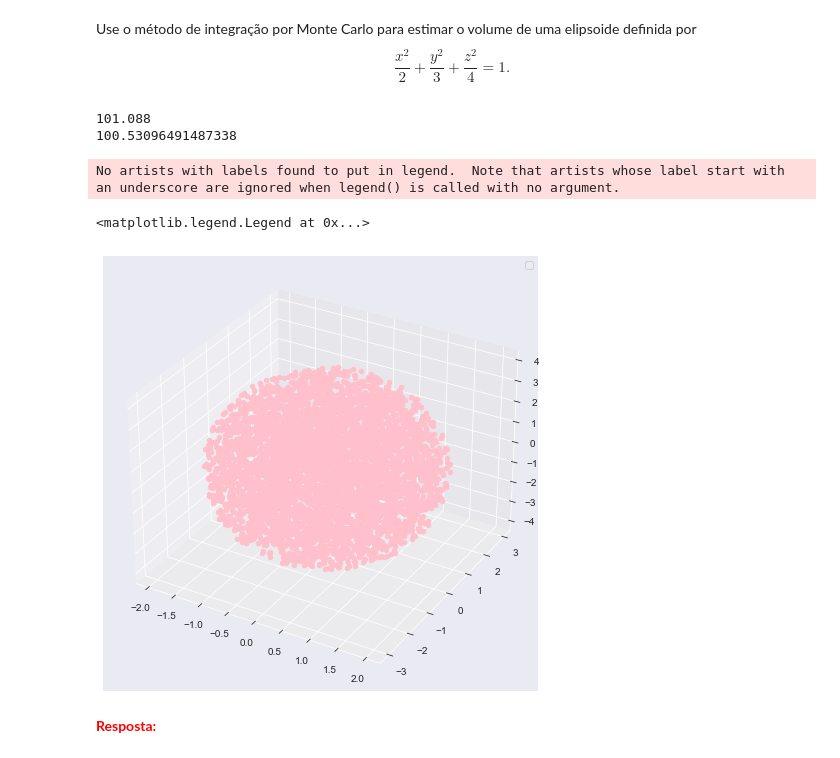
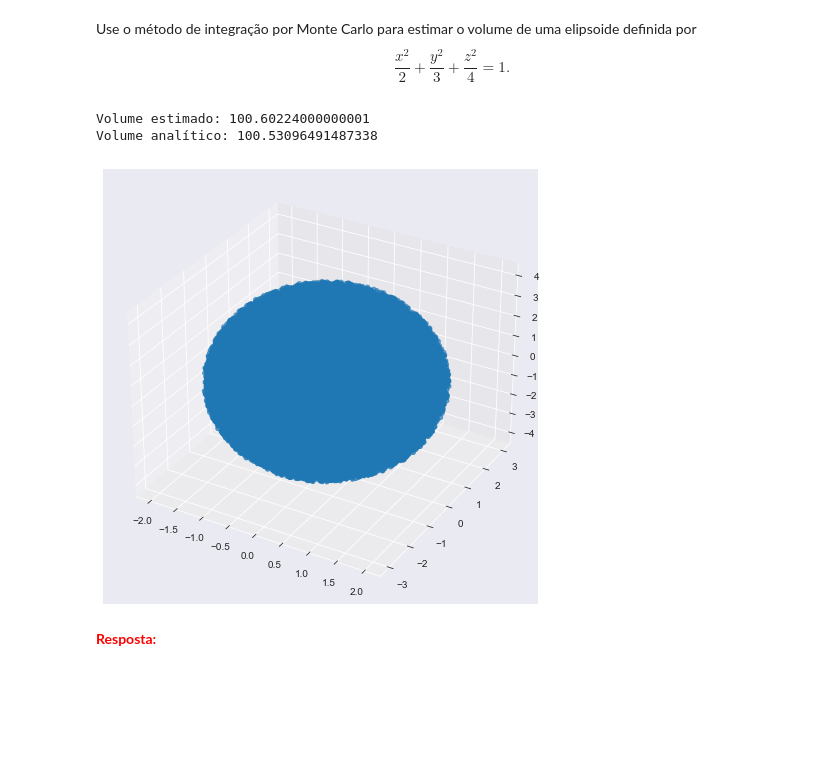
Before and after one commit to pauloceliojr/mcimd-listas, a Jupyter notebook: Lista 2/Lista_2.ipynb, the cells around one changed output. Saved outputs shown, nothing was run; the diff lists cells and outputs as text; code cells hidden in the pictures; blank space fills up the shorter version.

```diff
--- a/Lista 2/Lista_2.ipynb
+++ b/Lista 2/Lista_2.ipynb
@@ -325,42 +316,48 @@ ic_mse
 # %% [markdown]
 Use o método de integração por Monte Carlo para estimar o volume de uma elipsoide definida por $$\frac{x^{2}}{2} + \frac{y^{2}}{3} + \frac{z^{2}}{4} = 1.$$
 # %%
+# Ajusta o tamanho da amostra
+tam_amostra = 100000
+
+# Define os denominadores na equação que dão a forma da elipsoide
 a = 2
 b = 3
 c = 4
 
-n = 10000
+# Define as coordenadas aleatórias
+np.random.seed(SEED)
+x = np.random.uniform(-a, a, tam_amostra)
+y = np.random.uniform(-b, b, tam_amostra)
+z = np.random.uniform(-c, c, tam_amostra)
 
-x = np.random.uniform(-a, a, n)
-y = np.random.uniform(-b, b, n)
-z = np.random.uniform(-c, c, n)
+# Calcula as distâncias das coordenadas segundo a fórmula
+distancia = (x / a) ** 2 + (y / b) ** 2 + (z / c) ** 2
 
-distancia = (x/a)**2 + (y/b)**2 + (z/c)**2
+# Cria o dataframe com os dados da elipsoide
+dados_elipsoide = pd.DataFrame(np.stack((x, y, z, distancia), axis=-1))
+dados_elipsoide.columns = ["x", "y", "z", "distancia"]
+dados_elipsoide["dentro"] = dados_elipsoide.distancia.apply(lambda distancia: 1 if distancia < 1 else 0)
 
-dentro = np.sum(distancia < 1.)
-volume_cube = 8. * a * b * c
-volume = volume_cube * dentro / n
+# Calcula o volume da elipsoide
+volume_cubo = 8. * a * b * c
+dentro = dados_elipsoide.query("dentro == 1").dentro.count()
+proporcao = dentro / tam_amostra
+volume = volume_cubo * proporcao
 
-print(volume)
-print((4/3) * np.pi * a * b * c)
+# Imprime o volume estimado pela simulação e o analítico
+print("Volume estimado:", volume)
+print("Volume analítico:", (4/3) * np.pi * a * b * c)
 # %% [output]
-101.088
-100.53096491487338
+Volume estimado: 100.60224000000001
+Volume analítico: 100.53096491487338
-# %%
-import matplotlib.pyplot as plt
-
-fig = plt.figure()
-ax = fig.add_subplot(111, projection='3d')
-fig.set_size_inches(14, 8)
-
-for x1, y1, z1 in zip(x, y, z):
-    if ((x1/a)**2 + (y1/b)**2 + (z1/c)**2) < 1:
-        ax.scatter(x1,y1,z1, c=["pink"])
-
-ax.legend()
-# %% [output]
-No artists with labels found to put in legend.  Note that artists whose label start with an underscore are ignored when legend() is called with no argument.
-<matplotlib.legend.Legend at 0x...>
-[figure, removed]
+# %%
+fig = plt.figure()
+ax = fig.add_subplot(111, projection='3d')
+fig.set_size_inches(14, 8)
+dados_scatter = dados_elipsoide.query("dentro == 1")
+ax.scatter(dados_scatter.x, dados_scatter.y, dados_scatter.z)
+plt.show()
+# %% [output]
+[figure, added]
 # %% [markdown]
 <font color='red'>**Resposta:**</font>
```
Also changed, not shown: parts of 13 cells of this notebook.
